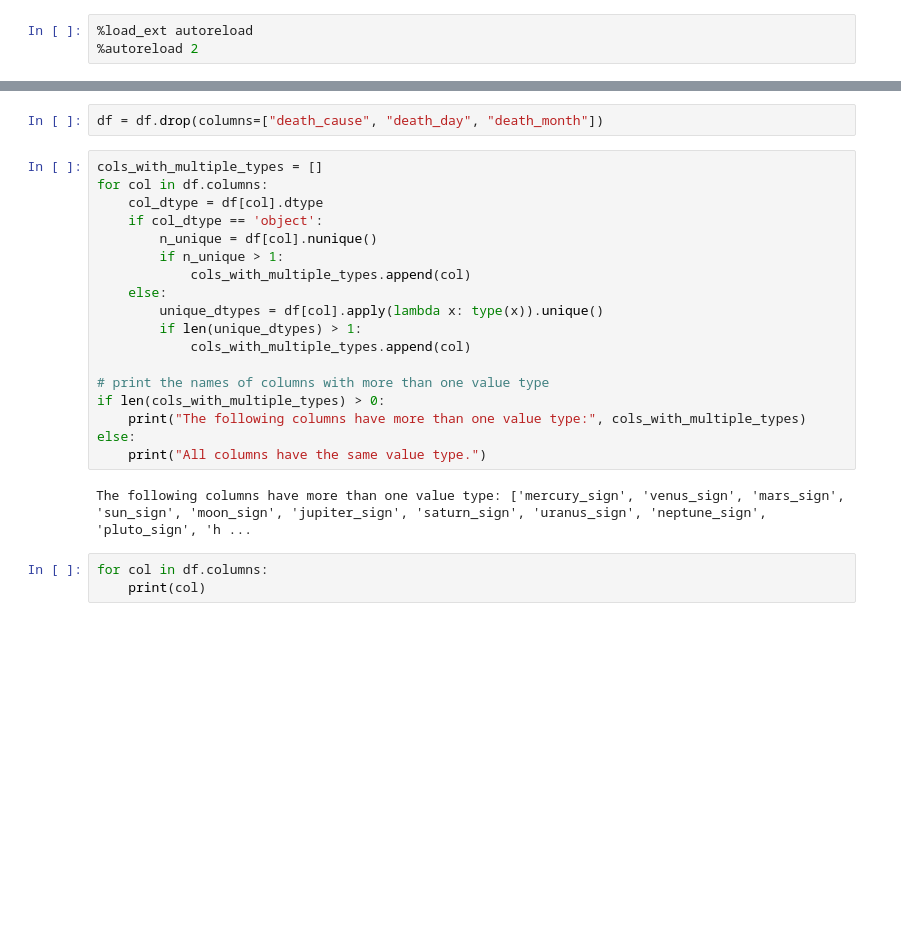
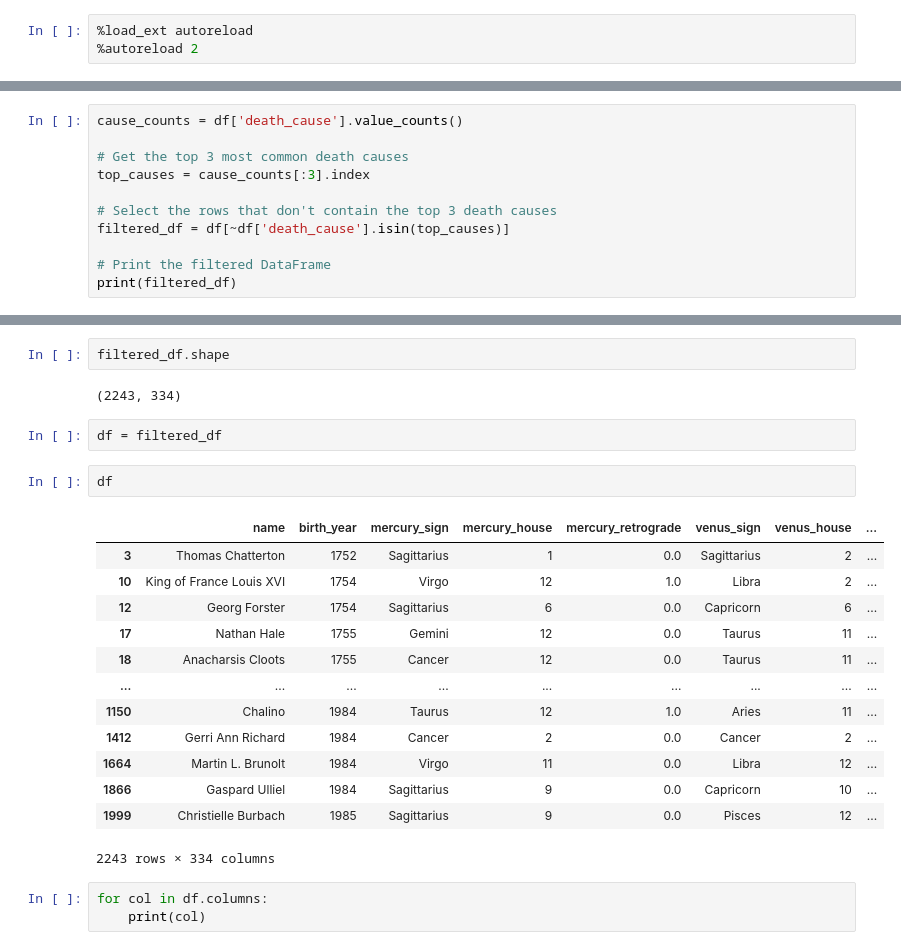
Before and after one commit to ryonmckay/astro_ml, a Jupyter notebook: notebooks/preprocess.ipynb, the cells around one changed output, grey strips where cells are left out. Saved outputs shown, nothing was run; the diff lists cells and outputs as text; blank space fills up the shorter version.

```diff
--- a/notebooks/preprocess.ipynb
+++ b/notebooks/preprocess.ipynb
@@ -142,0 +96,11 @@ No columns have NaN values.
+# %%
+cause_counts = df['death_cause'].value_counts()
+
+# Get the top 3 most common death causes
+top_causes = cause_counts[:3].index
+
+# Select the rows that don't contain the top 3 death causes
+filtered_df = df[~df['death_cause'].isin(top_causes)]
+
+# Print the filtered DataFrame
+print(filtered_df)
@@ -143,25 +169,25 @@ No columns have NaN values.
+# %%
+filtered_df.shape
+# %% [output]
+(2243, 334)
 # %%
-df = df.drop(columns=["death_cause", "death_day", "death_month"])
+df = filtered_df
-# %%
-cols_with_multiple_types = []
-for col in df.columns:
-    col_dtype = df[col].dtype
-    if col_dtype == 'object':
-        n_unique = df[col].nunique()
-        if n_unique > 1:
-            cols_with_multiple_types.append(col)
-    else:
-        unique_dtypes = df[col].apply(lambda x: type(x)).unique()
-        if len(unique_dtypes) > 1:
-            cols_with_multiple_types.append(col)
-
-# print the names of columns with more than one value type
-if len(cols_with_multiple_types) > 0:
-    print("The following columns have more than one value type:", cols_with_multiple_types)
-else:
-    print("All columns have the same value type.")
-# %% [output]
-The following columns have more than one value type: ['mercury_sign', 'venus_sign', 'mars_sign', 'sun_sign', 'moon_sign', 'jupiter_sign', 'saturn_sign', 'uranus_sign', 'neptune_sign', 'pluto_sign', 'h ...
+# %%
+df
+# %% [output]
+|  | name | birth_year | mercury_sign | mercury_house | mercury_retrograde | venus_sign | venus_house | ... |
+| 3 | Thomas Chatterton | 1752 | Sagittarius | 1 | 0.0 | Sagittarius | 2 | ... |
+| 10 | King of France Louis XVI | 1754 | Virgo | 12 | 1.0 | Libra | 2 | ... |
+| 12 | Georg Forster | 1754 | Sagittarius | 6 | 0.0 | Capricorn | 6 | ... |
+| 17 | Nathan Hale | 1755 | Gemini | 12 | 0.0 | Taurus | 11 | ... |
+| 18 | Anacharsis Cloots | 1755 | Cancer | 12 | 0.0 | Taurus | 11 | ... |
+| ... | ... | ... | ... | ... | ... | ... | ... | ... |
+| 1150 | Chalino | 1984 | Taurus | 12 | 1.0 | Aries | 11 | ... |
+| 1412 | Gerri Ann Richard | 1984 | Cancer | 2 | 0.0 | Cancer | 2 | ... |
+| 1664 | Martin L. Brunolt | 1984 | Virgo | 11 | 0.0 | Libra | 12 | ... |
+| 1866 | Gaspard Ulliel | 1984 | Sagittarius | 9 | 0.0 | Capricorn | 10 | ... |
+| 1999 | Christielle Burbach | 1985 | Sagittarius | 9 | 0.0 | Pisces | 12 | ... |
+2243 rows × 334 columns
 # %%
 for col in df.columns:
     print(col)
```
Also changed, not shown: parts of 36 cells of this notebook, 6 other files.
